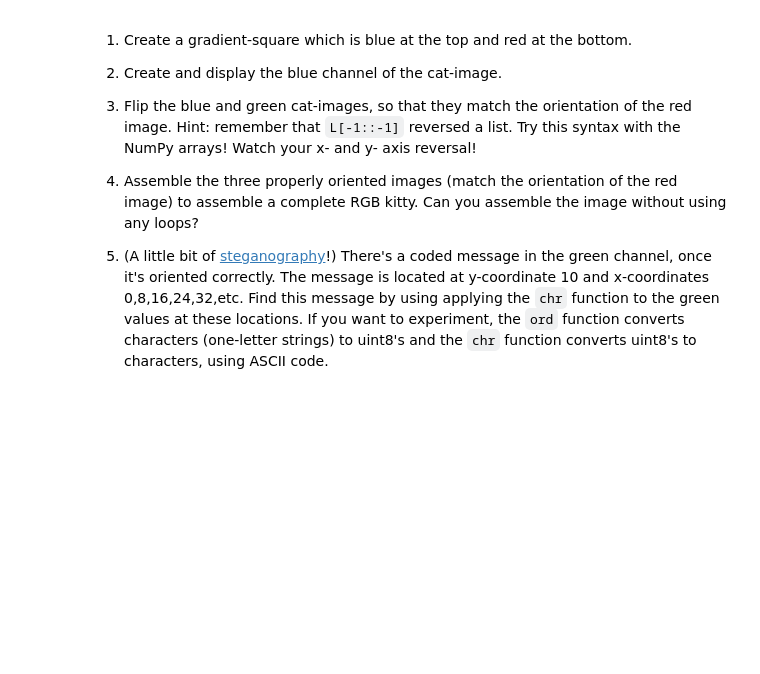
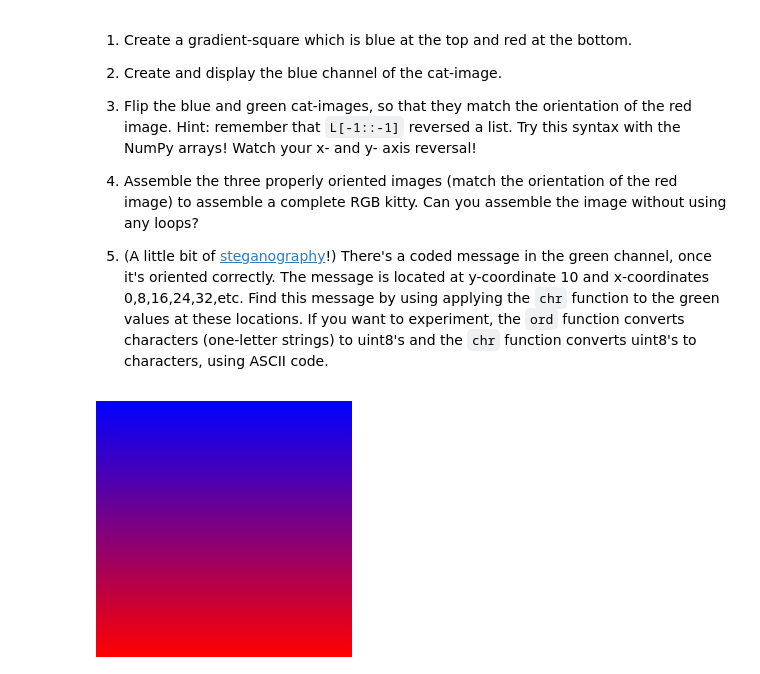
Before and after one commit to jdvallad/Math-152, a Jupyter notebook: P4M_Notebook_4.ipynb, the cells around one changed output. Drawn from its saved outputs; the diff is of its cells as text; code cells hidden in the pictures; blank space fills up the shorter version.

```diff
--- a/P4M_Notebook_4.ipynb
+++ b/P4M_Notebook_4.ipynb
@@ -1077,3 +1104,12 @@ Now we see the problem!  Complete the exercises below to fix the image.
 4.  Assemble the three properly oriented images (match the orientation of the red image) to assemble a complete RGB kitty.  Can you assemble the image without using any loops?
 
 5.  (A little bit of [steganography](https://en.wikipedia.org/wiki/Steganography)!)  There's a coded message in the green channel, once it's oriented correctly.  The message is located at y-coordinate 10 and x-coordinates 0,8,16,24,32,etc.  Find this message by using applying the `chr` function to the green values at these locations.  If you want to experiment, the `ord` function converts characters (one-letter strings) to uint8's and the `chr` function converts uint8's to characters, using ASCII code.
+# %%
+# Exercise 1.
+square = np.zeros(shape = (256,256,3),dtype = np.uint8)
+for y in range(256):
+    square[y,:,0] = y
+    square[y,:,2] = 255 - y
+display(Image.fromarray(square))
+# %% [output]
+[figure, added]
```
Also changed, not shown: parts of 15 cells of this notebook.
